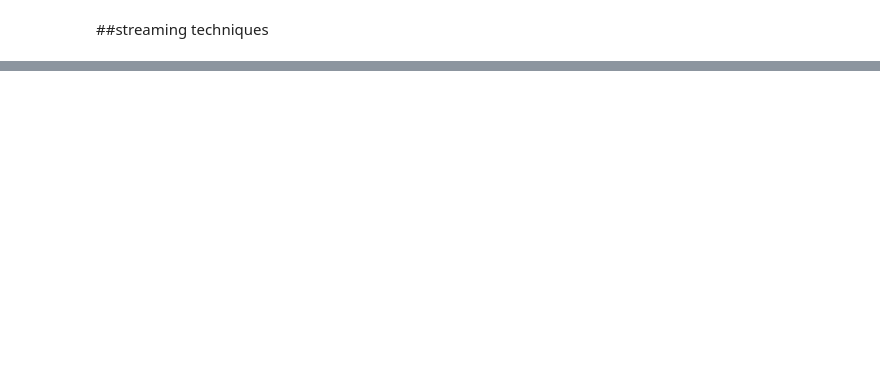
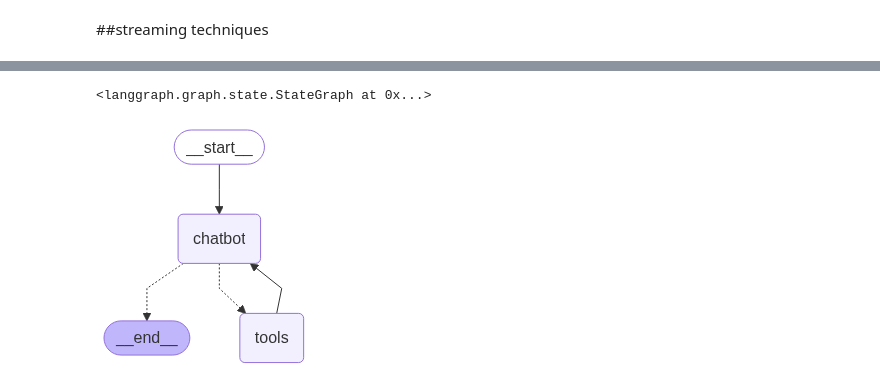
Before and after one commit to onceagainarise/langgraph_second_project, a Jupyter notebook: basicchatbot.ipynb, the cells around one changed output, grey strips where cells are left out. Cells and saved outputs as stored; diff of their text form; code cells hidden in the pictures; blank space fills up the shorter version.

```diff
--- a/basicchatbot.ipynb
+++ b/basicchatbot.ipynb
@@ -138,0 +164,10 @@ Shubham.
+# %%
+@tool #tool library used to create a human tool
+def human_assistance(query:str)->str:
+  """Request assistance from human"""
+  human_response=interrupt({"query":query})
+  return human_response["data"]
+# %%
+tool = TavilySearch(max_results=2)
+tools=[tool,human_assistance]
+llm_with_tools=llm.bind_tools(tools)#this is used for binding multiple tools to the llm
@@ -138,0 +176,27 @@ Shubham.
+# %%
+def chatbot(state:State_):
+  message=llm_with_tools.invoke(state["messages"])
+  return {"messages":[message]}
+graph_builder.add_node("chatbot",chatbot)#when we create a node we first assign a name to it then function it will perform
+tool_node=ToolNode(tools=tools)
+graph_builder.add_node("tools",tool_node)
+graph_builder.add_edge(START,"chatbot")#when we create an edge we first specify the starting node then the ending node
+graph_builder.add_conditional_edges(
+  "chatbot",
+  tools_condition,
+  )
+graph_builder.add_edge("tools","chatbot")
+graph_builder.add_edge("chatbot",END)
+# %% [output]
+<langgraph.graph.state.StateGraph at 0x...>
+# %%
+memory=MemorySaver()
+graph=graph_builder.compile(checkpointer=memory)
+# %%
+from IPython.display import Image,display
+try:
+  display(Image(graph.get_graph().draw_mermaid_png()))
+except Exception:
+  pass
+# %% [output]
+[figure, added]
```
Also changed, not shown: parts of 14 cells of this notebook, 1 other file.
